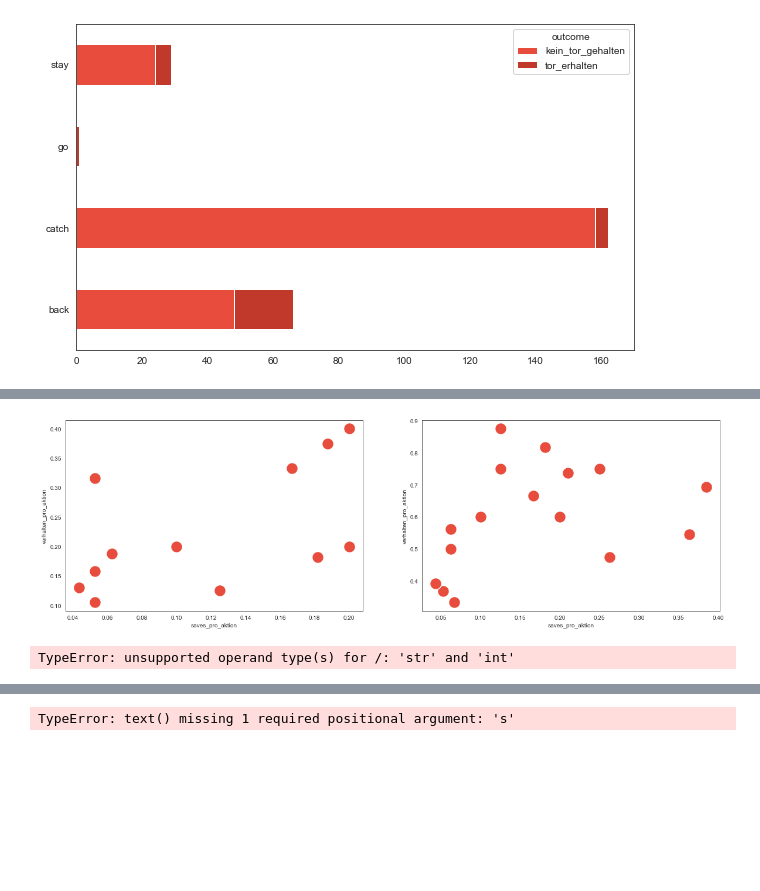
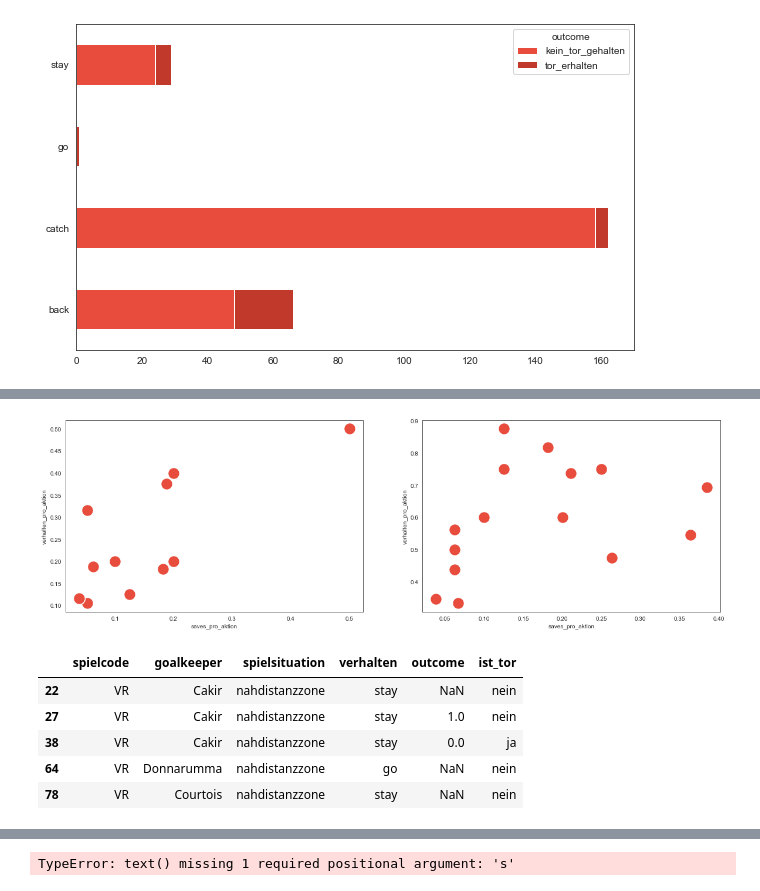
Before and after one commit to keepertrainer78698/youth-base, a Jupyter notebook: goalkeeping/euro2020/sfv-analysis.ipynb, the cells around one changed output, grey strips where cells are left out. Drawn from its saved outputs; the diff is of its cells as text; code cells hidden in the pictures; blank space fills up the shorter version.

```diff
--- a/goalkeeping/euro2020/sfv-analysis.ipynb
+++ b/goalkeeping/euro2020/sfv-analysis.ipynb
@@ -365,50 +343,33 @@ dtype: int64
 # %%
-gk_ndz = df[['spielcode', 'team', 'spielsituation', 'verhalten', 'outcome', 'ist_tor']]
+gk_ndz = df[['spielcode', 'goalkeeper', 'spielsituation', 'verhalten', 'outcome', 'ist_tor']]
 gk_ndz = gk_ndz[gk_ndz.spielsituation == 'nahdistanzzone']
 gk_ndz['outcome'] = gk_ndz.outcome.apply(lambda x: 1 if x == 'kein_tor_gehalten' else 0 if x == 'tor_erhalten' else np.nan)
-gk_aktionen = gk_ndz.groupby('team').agg({'spielcode': 'count'}).rename(columns={'spielcode': 'aktionen_ndz'}).reset_index()
-gk_verhalten = gk_ndz.groupby(['team', 'verhalten']).agg({'verhalten': 'count', 'outcome': 'sum'}).rename(columns={'verhalten': 'total_verhalten', 'outcome': 'total_saves'}).reset_index()
+gk_aktionen = gk_ndz.groupby('goalkeeper').agg({'spielcode': 'count'}).rename(columns={'spielcode': 'aktionen_ndz'}).reset_index()
+gk_verhalten = gk_ndz.groupby(['goalkeeper', 'verhalten']).agg({'verhalten': 'count', 'outcome': 'sum'}).rename(columns={'verhalten': 'total_verhalten', 'outcome': 'total_saves'}).reset_index()
 group_ndz = pd.merge(gk_verhalten, gk_aktionen)
 
 group_ndz['verhalten_pro_aktion'] = group_ndz.total_verhalten / group_ndz.aktionen_ndz
 group_ndz['saves_pro_aktion'] = group_ndz.total_saves / group_ndz.aktionen_ndz
 group_ndz.drop(columns=['total_verhalten', 'total_saves', 'aktionen_ndz'], inplace=True)
 group_ndz = group_ndz.loc[group_ndz.saves_pro_aktion != 0]
 
 ndz_go = group_ndz[group_ndz.verhalten == 'go'].reset_index()
 ndz_stay = group_ndz[group_ndz.verhalten == 'stay'].reset_index()
 
 fig, ax = plt.subplots(nrows=1, ncols=2, figsize=(20,6))
 
 scatter_go = sns.scatterplot(x='saves_pro_aktion', y='verhalten_pro_aktion', s=400, data=ndz_go, ax=ax[0])
 scatter_stay = sns.scatterplot(x='saves_pro_aktion', y='verhalten_pro_aktion', s=400, data=ndz_stay, ax=ax[1])
 
 plt.show()
 # %% [output]
-[figure, old version]
+[figure, new version]
-# %%
-gk_hoherball = df[['spielcode', 'goalkeeper', 'spielsituation', 'verhalten', 'outcome', 'ist_tor', 'korrektes_verhalten']]
-gk_hoherball = gk_hoherball[gk_hoherball.spielsituation == 'hoher_ball']
-gk_hoherball['outcome'] = gk_hoherball.outcome.apply(lambda x: x if x == 'kein_tor_gehalten' else x if x == 'tor_erhalten' else np.nan)
-gk_hoherball.dropna(subset=['outcome'], inplace=True)
-gk_aktionen = gk_hoherball.groupby('goalkeeper').agg({'spielcode': 'count'}).rename(columns={'spielcode': 'aktionen_hoherball'}).reset_index()
-gk_verhalten = gk_hoherball.groupby(['goalkeeper', 'verhalten']).agg({'verhalten': 'count', 'outcome': 'sum'}).rename(columns={'verhalten': 'total_verhalten', 'outcome': 'total_saves'}).reset_index()
-group_hoherball = pd.merge(gk_verhalten, gk_aktionen)
-
-group_hoherball['verhalten_pro_aktion'] = group_hoherball.total_verhalten / group_hoherball.aktionen_hoherball
-group_hoherball['save_pro_aktion'] = group_hoherball.total_saves / group_hoherball.aktionen_hoherball
-group_hoherball.drop(columns=['total_verhalten', 'total_saves', 'aktionen_hoherball'], inplace=True)
-
-hb_catch = group_hoherball[group_hoherball.verhalten == 'catch'].reset_index()
-hb_stay = group_hoherball[group_hoherball.verhalten == 'stay'].reset_index()
-hb_back = group_hoherball[group_hoherball.verhalten == 'back'].reset_index()
-
-fig, ax = plt.subplots(nrows=1, ncols=3, figsize=(20,6))
-
-scatter_catch = sns.scatterplot(x='save_pro_aktion', y='verhalten_pro_aktion', s=400, data=hb_catch, ax=ax[0])
-scatter_stay = sns.scatterplot(x='save_pro_aktion', y='verhalten_pro_aktion', s=400, data=hb_stay, ax=ax[1])
-scatter_back = sns.scatterplot(x='save_pro_aktion', y='verhalten_pro_aktion', s=400, data=hb_back, ax=ax[2])
-
-plt.show()
-# %% [output]
-TypeError: unsupported operand type(s) for /: 'str' and 'int'
+# %%
+gk_ndz.head()
+# %% [output]
+|  | spielcode | goalkeeper | spielsituation | verhalten | outcome | ist_tor |
+| 22 | VR | Cakir | nahdistanzzone | stay | NaN | nein |
+| 27 | VR | Cakir | nahdistanzzone | stay | 1.0 | nein |
+| 38 | VR | Cakir | nahdistanzzone | stay | 0.0 | ja |
+| 64 | VR | Donnarumma | nahdistanzzone | go | NaN | nein |
+| 78 | VR | Courtois | nahdistanzzone | stay | NaN | nein |
```
Also changed, not shown: parts of 6 cells of this notebook, 7 other files.
